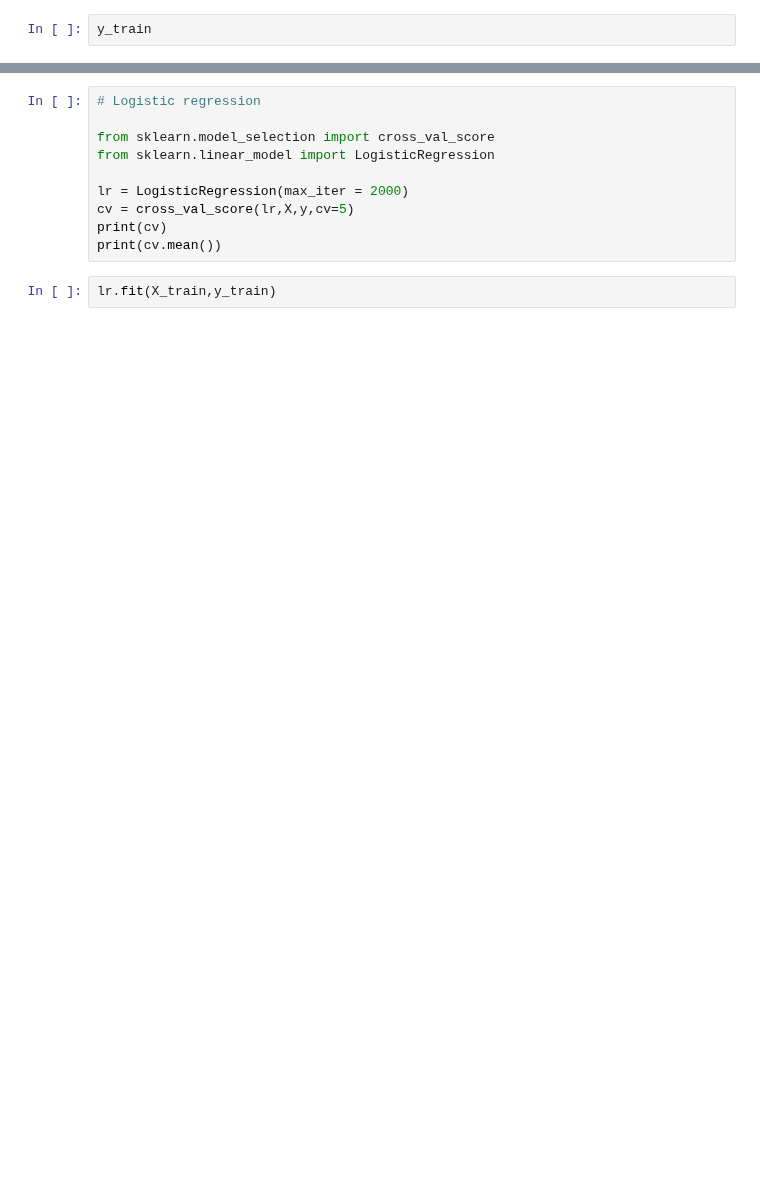
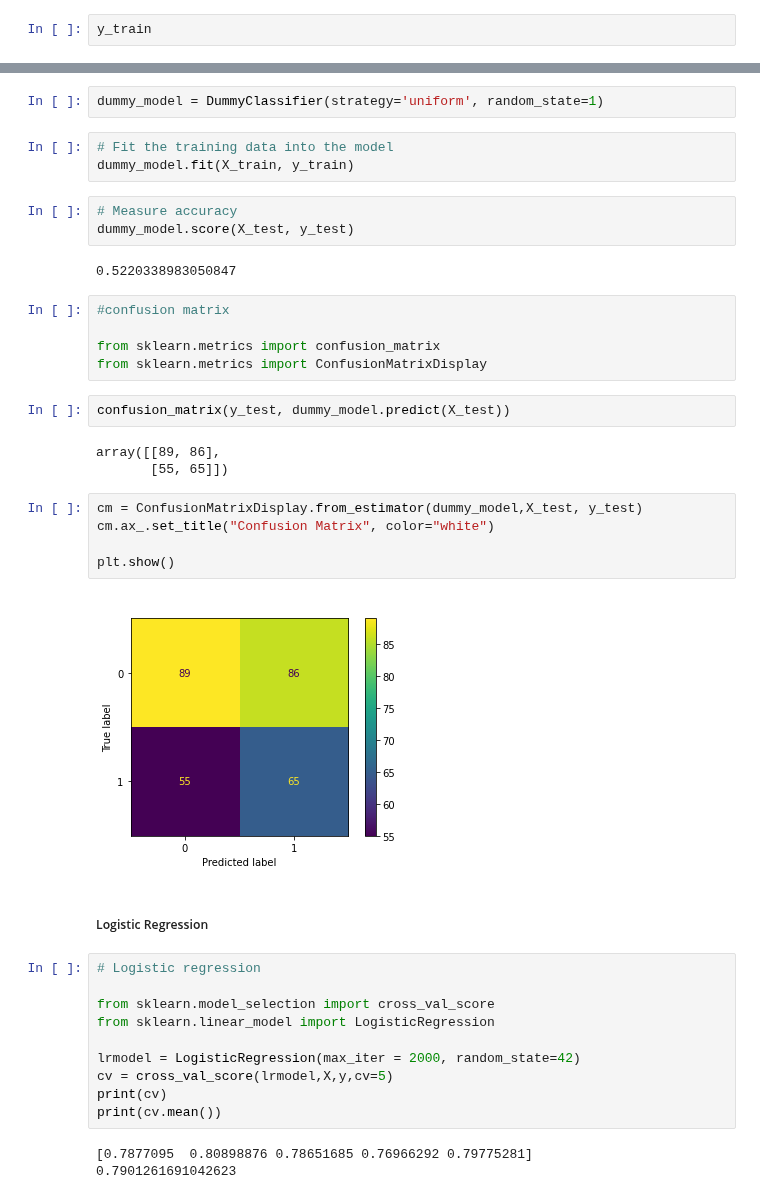
Before and after one commit to techakilan/python-datascience-training, a Jupyter notebook: PythonBasicDataAnalysis.ipynb, the cells around one changed output, grey strips where cells are left out. Drawn from its saved outputs; the diff is of its cells as text; blank space fills up the shorter version.

```diff
--- a/PythonBasicDataAnalysis.ipynb
+++ b/PythonBasicDataAnalysis.ipynb
@@ -623,12 +742,42 @@ y_train
+# %%
+dummy_model = DummyClassifier(strategy='uniform', random_state=1)
+# %%
+# Fit the training data into the model
+dummy_model.fit(X_train, y_train)
+# %%
+# Measure accuracy
+dummy_model.score(X_test, y_test)
+# %% [output]
+0.5220338983050847
+# %%
+#confusion matrix
+
+from sklearn.metrics import confusion_matrix
+from sklearn.metrics import ConfusionMatrixDisplay
+# %%
+confusion_matrix(y_test, dummy_model.predict(X_test))
+# %% [output]
+array([[89, 86],
+       [55, 65]])
+# %%
+cm = ConfusionMatrixDisplay.from_estimator(dummy_model,X_test, y_test)
+cm.ax_.set_title("Confusion Matrix", color="white")
+
+plt.show()
+# %% [output]
+[figure, added]
+# %% [markdown]
+##### Logistic Regression
 # %%
 # Logistic regression
 
 from sklearn.model_selection import cross_val_score
 from sklearn.linear_model import LogisticRegression
 
-lr = LogisticRegression(max_iter = 2000)
-cv = cross_val_score(lr,X,y,cv=5)
+lrmodel = LogisticRegression(max_iter = 2000, random_state=42)
+cv = cross_val_score(lrmodel,X,y,cv=5)
 print(cv)
 print(cv.mean())
+# %% [output]
+[0.7877095  0.80898876 0.78651685 0.76966292 0.79775281]
+0.7901261691042623
-# %%
-lr.fit(X_train,y_train)
```
Also changed, not shown: parts of 35 cells of this notebook.
